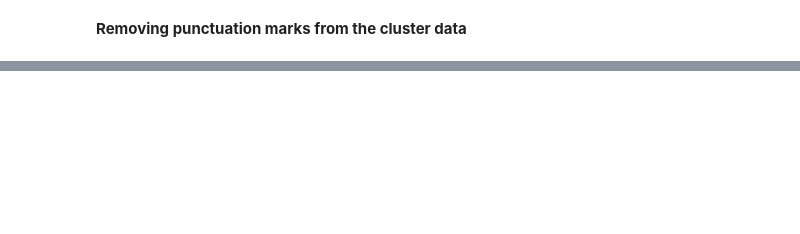
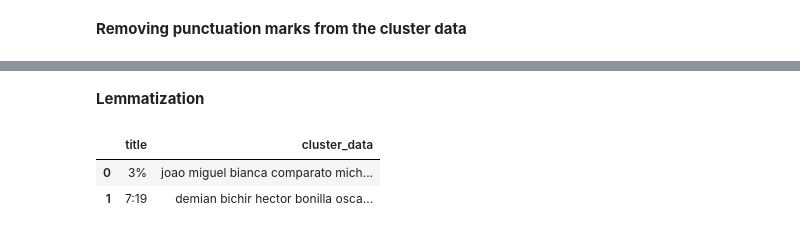
Before and after one commit to shubham-bhadouria/Netflix-Movies-and-TV-shows-clustering, a Jupyter notebook: Netflix_movies_and_TV_show_clustering.ipynb, the cells around one changed output, grey strips where cells are left out. Cells and saved outputs as stored; diff of their text form; code cells hidden in the pictures; blank space fills up the shorter version.

```diff
--- a/Netflix_movies_and_TV_show_clustering.ipynb
+++ b/Netflix_movies_and_TV_show_clustering.ipynb
@@ -604,0 +649,20 @@ cluster_df.head(2)           # dataset after removing punctuation marks from the
+# %% [markdown]
+**Lemmatization**
+# %%
+# create an object of stemming function
+# function to lemmatize the corpus
+def lemmatize_verbs(words):
+    """Lemmatize verbs in list of tokenized words"""
+    lemmatizer = WordNetLemmatizer()
+    lemmas = []
+    for word in words:
+        lemma = lemmatizer.lemmatize(word, pos='v')
+        lemmas.append(lemma)
+    return lemmas
+
+cluster_df['cluster_data'] = lemmatize_verbs(cluster_df['cluster_data'])      # lemmatising the cluster data
+cluster_df.head(2)                                            # dataset after lemmitising the cluster data
+# %% [output]
+|  | title | cluster_data |
+| 0 | 3% | joao miguel bianca comparato mich... |
+| 1 | 7:19 | demian bichir hector bonilla osca... |
```
Also changed, not shown: parts of 6 cells of this notebook.
